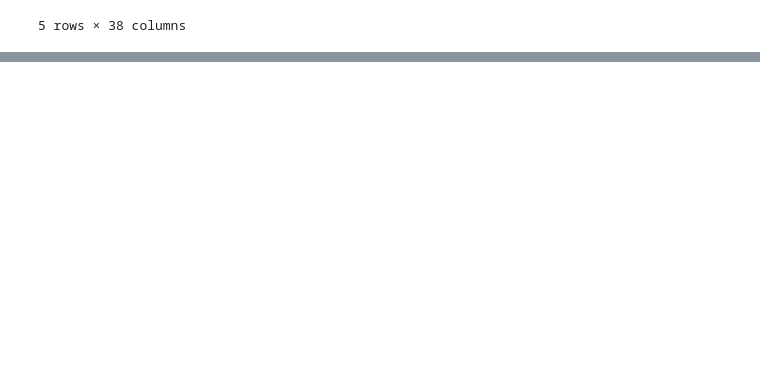
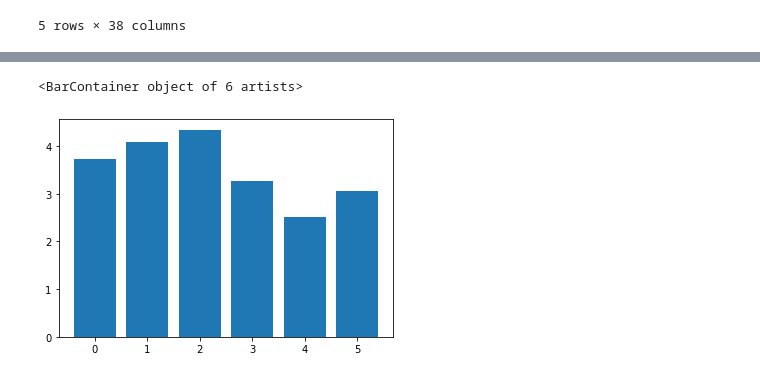
Before and after one commit to Vino16491/GuidedProjectStarWars, a Jupyter notebook: Guided Project Star Wars Survey.ipynb, the cells around one changed output, grey strips where cells are left out. Saved outputs shown, nothing was run; the diff lists cells and outputs as text; code cells hidden in the pictures; blank space fills up the shorter version.

```diff
--- a/Guided Project Star Wars Survey.ipynb
+++ b/Guided Project Star Wars Survey.ipynb
@@ -102,0 +157,10 @@ star_wars.head(5)
+# %%
+# Converting Boolean Values
+yes_no = {
+    "Yes": True,
+    "No": False
+}
+star_wars['Have you seen any of the 6 films in the Star Wars franchise?'] = star_wars['Have you seen any of the 6 films in the Star Wars franchise?'].map(yes_no)
+star_wars['Do you consider yourself to be a fan of the Star Wars film franchise?'] = star_wars['Do you consider yourself to be a fan of the Star Wars film franchise?'].map(yes_no)
+print(star_wars['Have you seen any of the 6 films in the Star Wars franchise?'].value_counts())
+print(star_wars['Do you consider yourself to be a fan of the Star Wars film franchise?'].value_counts())
@@ -102,0 +236,12 @@ star_wars.head(5)
+# %%
+# Renaming each column for inituitive names
+star_wars = star_wars.rename(columns={
+        "Which of the following Star Wars films have you seen? Please select all that apply.": "seen_1",
+        "Unnamed: 4": "seen_2",
+        "Unnamed: 5": "seen_3",
+        "Unnamed: 6": "seen_4",
+        "Unnamed: 7": "seen_5",
+        "Unnamed: 8": "seen_6"
+        })
+
+star_wars.head()
@@ -102,0 +282,15 @@ star_wars.head(5)
+# %%
+# Converting each column to float type
+star_wars[star_wars.columns[9:15]] = star_wars[star_wars.columns[9:15]].astype(float)
+# %%
+# Giving each column a more descriptive name
+star_wars = star_wars.rename(columns={
+        "Please rank the Star Wars films in order of preference with 1 being your favorite film in the franchise and 6 being your least favorite film.": "ranking_1",
+        "Unnamed: 10": "ranking_2",
+        "Unnamed: 11": "ranking_3",
+        "Unnamed: 12": "ranking_4",
+        "Unnamed: 13": "ranking_5",
+        "Unnamed: 14": "ranking_6"
+        })
+
+star_wars.head()
@@ -102,0 +326,9 @@ star_wars.head(5)
+# %%
+# Creating Bar Chart
+%matplotlib inline
+import matplotlib.pyplot as plt
+
+plt.bar(range(6), star_wars[star_wars.columns[9:15]].mean())
+# %% [output]
+<BarContainer object of 6 artists>
+[figure, added]
```
Also changed, not shown: parts of 28 cells of this notebook.
